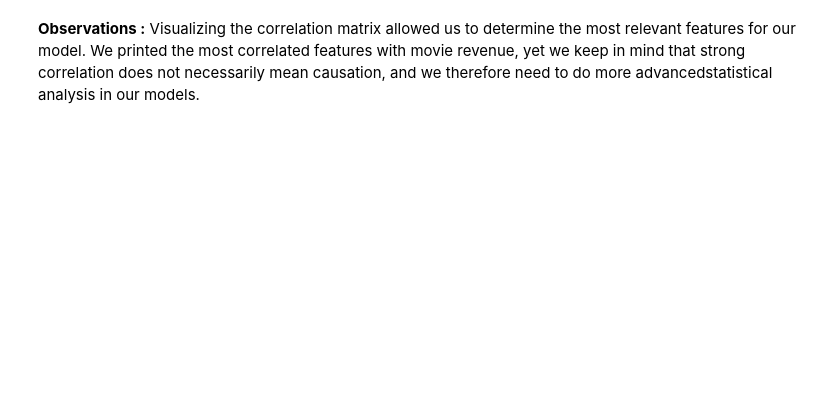
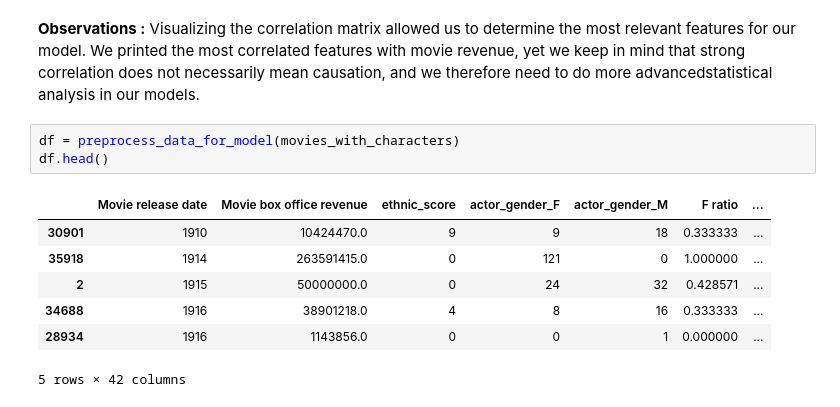
Before and after one commit to epfl-ada/ada-2024-project-insightmasters24, a Jupyter notebook: results.ipynb, the cells around one changed output. Drawn from its saved outputs; the diff is of its cells as text; blank space fills up the shorter version.

```diff
--- a/results.ipynb
+++ b/results.ipynb
@@ -168,3 +173,14 @@ Drama          -0.050617
 Name: revenue, dtype: float64
 # %% [markdown]
 **Observations :** Visualizing the correlation matrix allowed us to determine the most relevant features for our model. We printed the most correlated features with movie revenue, yet we keep in mind that strong correlation does not necessarily mean causation, and we therefore need to do more advancedstatistical analysis in our models.
+# %%
+df = preprocess_data_for_model(movies_with_characters)
+df.head()
+# %% [output]
+|  | Movie release date | Movie box office revenue | ethnic_score | actor_gender_F | actor_gender_M | F ratio | ... |
+| 30901 | 1910 | 10424470.0 | 9 | 9 | 18 | 0.333333 | ... |
+| 35918 | 1914 | 263591415.0 | 0 | 121 | 0 | 1.000000 | ... |
+| 2 | 1915 | 50000000.0 | 0 | 24 | 32 | 0.428571 | ... |
+| 34688 | 1916 | 38901218.0 | 4 | 8 | 16 | 0.333333 | ... |
+| 28934 | 1916 | 1143856.0 | 0 | 0 | 1 | 0.000000 | ... |
+5 rows × 42 columns
```
Also changed, not shown: parts of 9 cells of this notebook, 5 other files.
